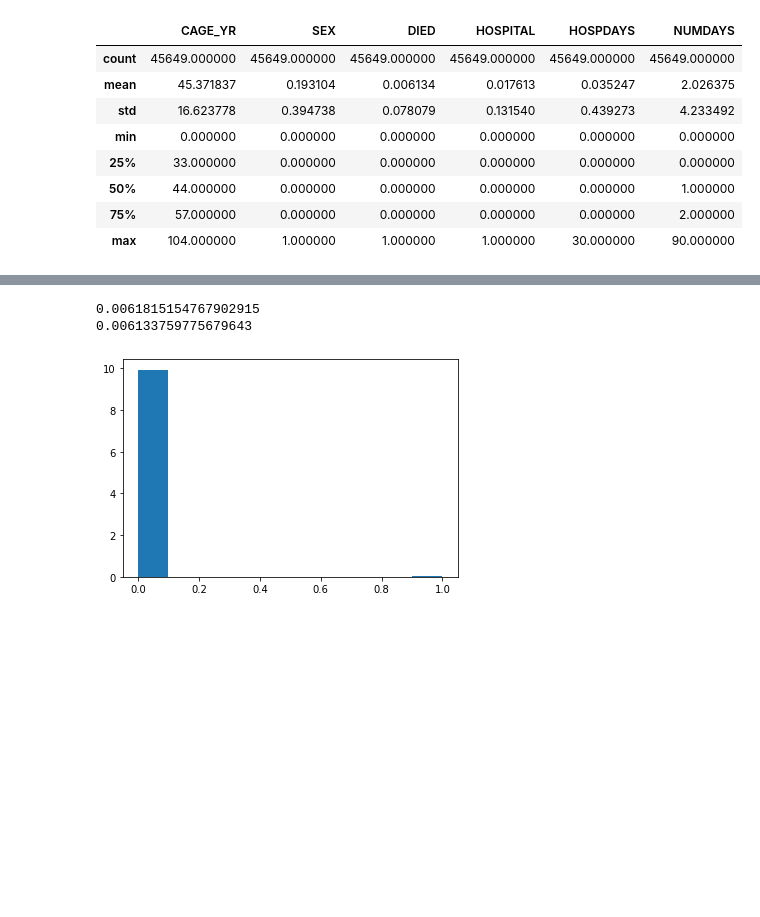
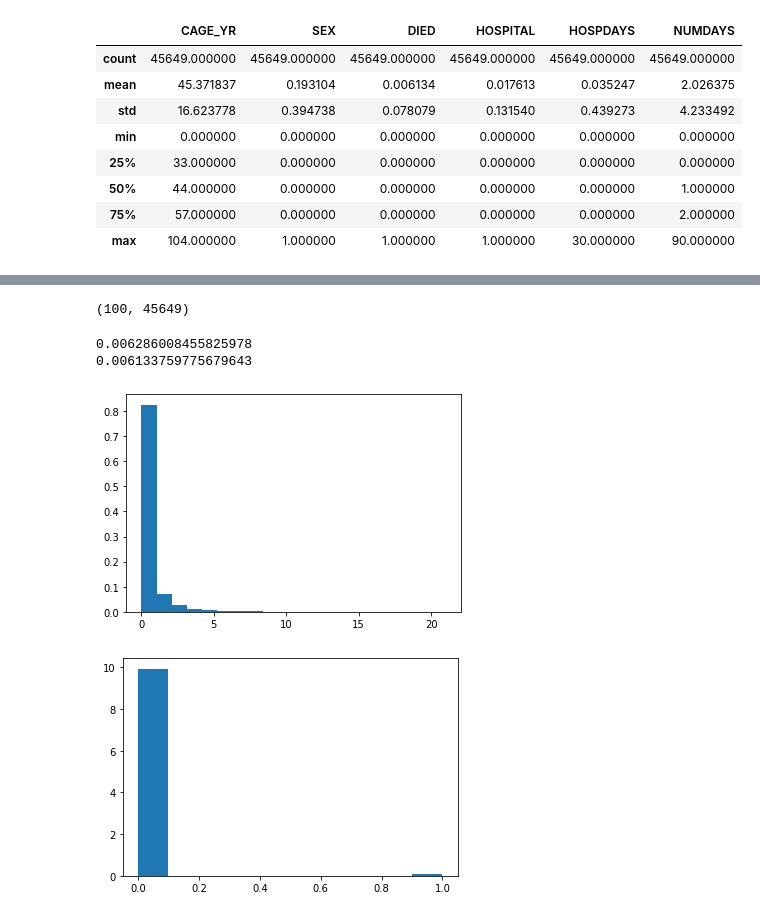
Before and after one commit to SzewczykSzy/DA_Project, a Jupyter notebook: notebook/classification_of_post-vaccination_deaths.ipynb, the cells around one changed output, grey strips where cells are left out. Drawn from its saved outputs; the diff is of its cells as text; code cells hidden in the pictures; blank space fills up the shorter version.

```diff
--- a/notebook/classification_of_post-vaccination_deaths.ipynb
+++ b/notebook/classification_of_post-vaccination_deaths.ipynb
@@ -317,13 +339,24 @@ p_1_1 = sim_data_art.stan_variable("p")
 alpha_1_1 = sim_data_art.stan_variable("alpha")
 beta_age_1_1 = sim_data_art.stan_variable("beta_age")
 beta_sex_1_1 = sim_data_art.stan_variable("beta_sex")
-# %%
-p_1_1 = p.flatten()
-death_pred_prior_1_1 = death_pred_prior_1_1.flatten()
+# %%
+death_pred_prior_1_1.shape
+# %% [output]
+(100, 45649)
+# %%
+death_pred_mean_art = np.mean(death_pred_prior_1_1, axis=0)
+p_1_1 = np.mean(p_1_1, axis=0)
+death_pred_prior_1_1_ = death_pred_prior_1_1.flatten()
 # %%
-print(death_pred_prior_1_1.mean())
+print(death_pred_mean_art.mean())
 print(df_article["DIED"].mean())
+# print(p_1_1.mean())
 # %% [output]
-0.0061815154767902915
+0.006286008455825978
 0.006133759775679643
+# %%
+plt.hist(death_pred_mean_art*100,bins=20, density=True)
+plt.show()
+# %% [output]
+[figure, added]
 # %%
```
Also changed, not shown: parts of 50 cells of this notebook, 7 other files.
